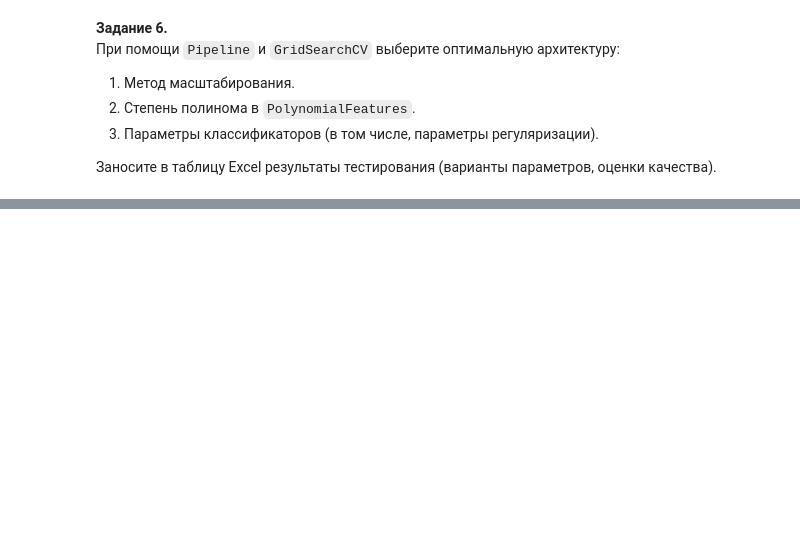
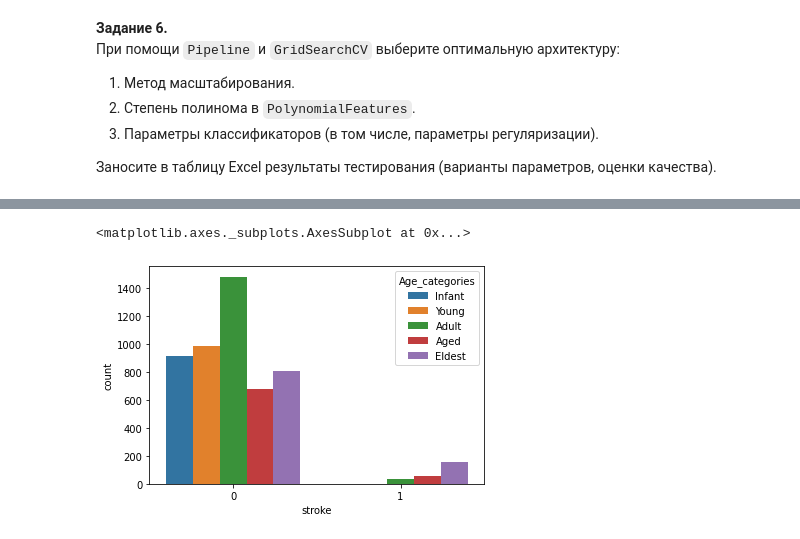
Before and after one commit to Loinen/ml_labs, a Jupyter notebook: ml_stroke_prediction.ipynb, the cells around one changed output, grey strips where cells are left out. Drawn from its saved outputs; the diff is of its cells as text; code cells hidden in the pictures; blank space fills up the shorter version.

```diff
--- a/ml_stroke_prediction.ipynb
+++ b/ml_stroke_prediction.ipynb
@@ -172,8 +195,8 @@ def process_age(df, cut_points, label_names):
     return df
 
 # Нас в основном интересуют пациенты с возрастом от 35-55 до 80.
-cut_points = [-1, 0, 18, 35, 55, 65, 100]
-label_names = ["Missing", "Infant", "Young", "Adult", "Aged", "Eldest"]
+cut_points = [0, 18, 35, 55, 65, 100]
+label_names = ["Infant", "Young", "Adult", "Aged", "Eldest"]
 dataset = process_age(dataset, cut_points, label_names)
 
 age_cat_pivot = dataset.pivot_table(index="Age_categories",values="stroke")
@@ -220,5 +243,5 @@ y = data['bmi']
 
 data = data[['hypertension', 'avg_glucose_level',  'Residence_type_Rural',
              'Residence_type_Urban', 'gender_Female', 'gender_Male', 'work_type_children',
-             'Age_categories_Missing', 'Age_categories_Infant', 'Age_categories_Young', 'Age_categories_Adult', 'Age_categories_Aged', 'Age_categories_Eldest']]
+            'Age_categories_Infant', 'Age_categories_Young', 'Age_categories_Adult', 'Age_categories_Aged', 'Age_categories_Eldest']]
 # %% [output]
@@ -270,9 +293,9 @@ model = Pipeline( steps=[ ('scale',StandardScaler()),
                           ('lr',GradientBoostingRegressor(random_state=42))])
 model.fit(data, y)
 
-X = miss_bmi[['age', 'hypertension', 'avg_glucose_level',  'Residence_type_Rural',
+X = miss_bmi[['age', 'hypertension', 'avg_glucose_level', 'Residence_type_Rural',
              'Residence_type_Urban', 'gender_Female', 'gender_Male', 'work_type_children',
-             'Age_categories_Missing', 'Age_categories_Infant', 'Age_categories_Young', 'Age_categories_Adult', 'Age_categories_Aged']]
+             'Age_categories_Infant', 'Age_categories_Young', 'Age_categories_Adult', 'Age_categories_Aged']]
 y_pred = model.predict(X)
 dataset = dataset.copy()
 dataset.loc[miss_bmi.index,'bmi'] = pd.Series(y_pred,index=miss_bmi.index)
@@ -487,0 +506,5 @@ KeyError: ignored
+# %%
+sns.countplot(x="stroke",data=dataset,hue='Age_categories')
+# %% [output]
+<matplotlib.axes._subplots.AxesSubplot at 0x...>
+[figure, added]
```
Also changed, not shown: parts of 22 cells of this notebook.
